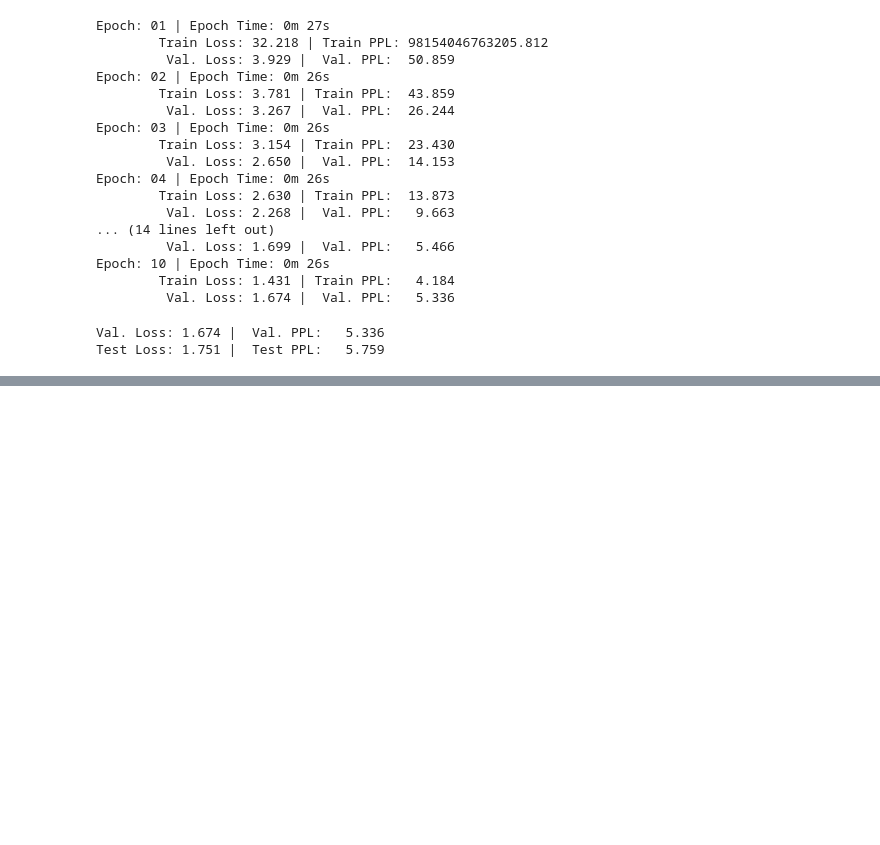
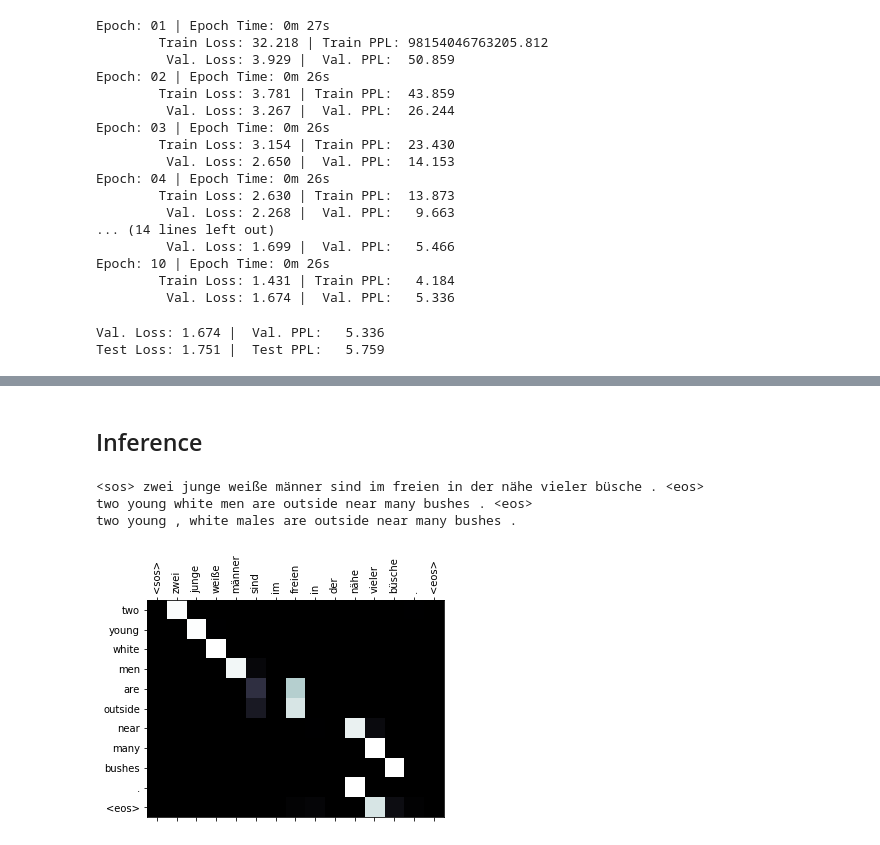
Before and after one commit to syuoni/PyTorch-Tutorials, a Jupyter notebook: Seq2Seq/[5]Conv-Seq2Seq-Learning.ipynb, the cells around one changed output, grey strips where cells are left out. Saved outputs shown, nothing was run; the diff lists cells and outputs as text; code cells hidden in the pictures; blank space fills up the shorter version.

```diff
--- a/Seq2Seq/[5]Conv-Seq2Seq-Learning.ipynb
+++ b/Seq2Seq/[5]Conv-Seq2Seq-Learning.ipynb
@@ -410,3 +435,10 @@ torch.Size([128, 30])
 torch.Size([128, 29])
 torch.Size([128, 28, 5893])
 torch.Size([128, 28, 30])
+# %%
+DEC_SOS_IDX = TRG.vocab.stoi[TRG.init_token]
+DEC_EOS_IDX = TRG.vocab.stoi[TRG.eos_token]
+pred_indexes, attens = model.translate(batch_src, DEC_SOS_IDX)
+
+print(pred_indexes.size())
+print(attens.size())
@@ -559,0 +616,2 @@ Test Loss: 1.751 |  Test PPL:   5.759
+# %% [markdown]
+## Inference
@@ -559,0 +639,36 @@ Test Loss: 1.751 |  Test PPL:   5.759
+# %%
+import matplotlib.pyplot as plt
+import matplotlib.ticker as ticker
+%matplotlib inline
+
+def plot_attention(src_tokens, trans_tokens, attens):
+    """
+    For each translated token, the associated attention is the attention for predicting
+    the translated token.
+    """
+    fig, ax = plt.subplots()
+    ax.matshow(attens, cmap='bone')
+    ax.set_xticklabels([""] + src_tokens, rotation=90)
+    ax.set_yticklabels([""] + trans_tokens)
+    ax.xaxis.set_major_locator(ticker.MultipleLocator(1))
+    ax.yaxis.set_major_locator(ticker.MultipleLocator(1))
+    plt.show()
+    plt.close()
+# %%
+ex_idx = 0
+src_tokens = train_data[ex_idx].src
+trg_tokens = train_data[ex_idx].trg
+src_tokens = [SRC.init_token] + src_tokens + [SRC.eos_token]
+trans_tokens, attens = translate(model, src_tokens)
+attens = (attens.cpu().numpy() if attens.device.type == 'cuda' else attens.numpy())
+
+print(" ".join(src_tokens))
+print(" ".join(trans_tokens))
+print(" ".join(trg_tokens))
+
+plot_attention(src_tokens, trans_tokens, attens)
+# %% [output]
+<sos> zwei junge weiße männer sind im freien in der nähe vieler büsche . <eos>
+two young white men are outside near many bushes . <eos>
+two young , white males are outside near many bushes .
+[figure, added]
```
Also changed, not shown: parts of 15 cells of this notebook, 1 other file.
